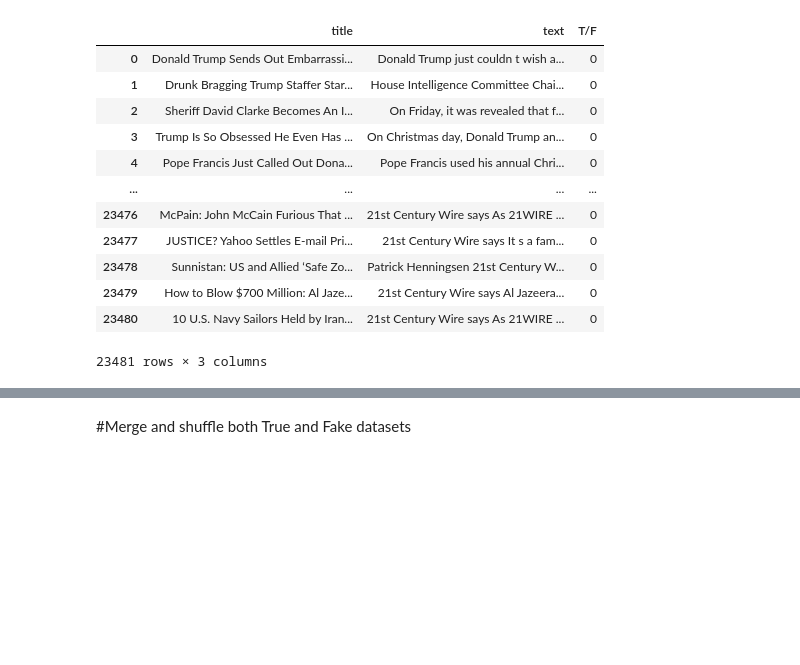
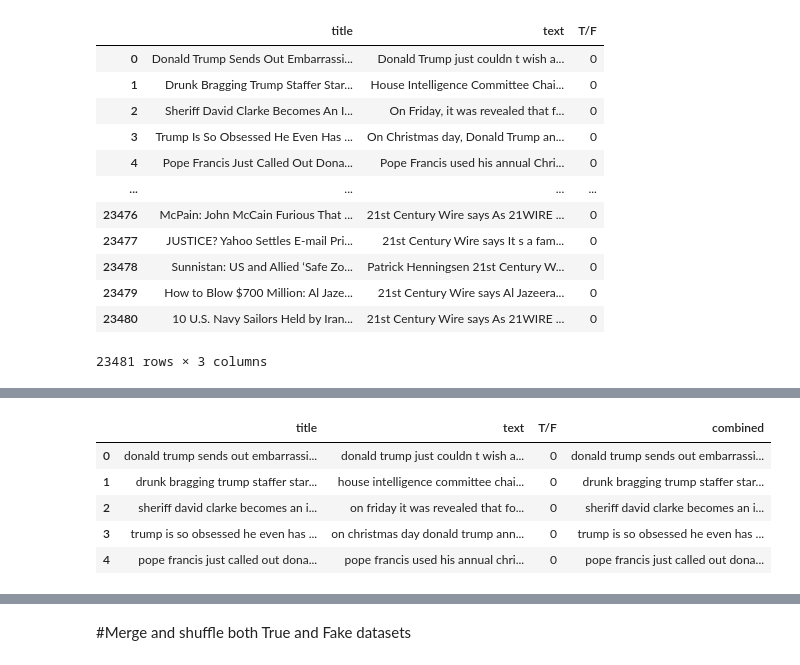
Before and after one commit to Ricky-790/Personal-Data-sci, a Jupyter notebook: files/RealFake_news.ipynb, the cells around one changed output, grey strips where cells are left out. Drawn from its saved outputs; the diff is of its cells as text; code cells hidden in the pictures; blank space fills up the shorter version.

```diff
--- a/files/RealFake_news.ipynb
+++ b/files/RealFake_news.ipynb
@@ -470,0 +452,9 @@ fake_news
+# %%
+fake_news.head()
+# %% [output]
+|  | title | text | T/F | combined |
+| 0 | donald trump sends out embarrassi... | donald trump just couldn t wish a... | 0 | donald trump sends out embarrassi... |
+| 1 | drunk bragging trump staffer star... | house intelligence committee chai... | 0 | drunk bragging trump staffer star... |
+| 2 | sheriff david clarke becomes an i... | on friday it was revealed that fo... | 0 | sheriff david clarke becomes an i... |
+| 3 | trump is so obsessed he even has ... | on christmas day donald trump ann... | 0 | trump is so obsessed he even has ... |
+| 4 | pope francis just called out dona... | pope francis used his annual chri... | 0 | pope francis just called out dona... |
```
Also changed, not shown: parts of 57 cells of this notebook.
